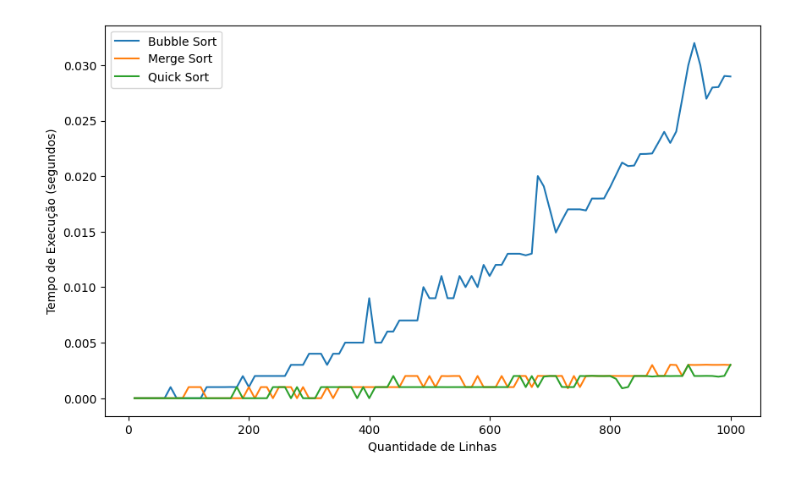
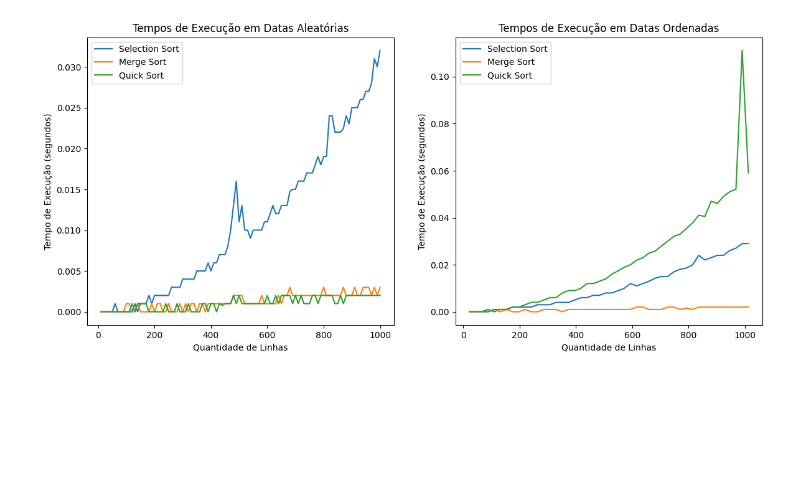
Before and after one commit to cauematheus23/aps_python, a Jupyter notebook: aps.ipynb, the cells around one changed output. Cells and saved outputs as stored; diff of their text form; code cells hidden in the pictures; blank space fills up the shorter version.

Commit message:
ordenadas commit
commit com as alterações para o grafico com as datas ordenadas

```diff
--- a/aps.ipynb
+++ b/aps.ipynb
@@ -67,52 +67,101 @@ def medir_tempo_ordenacao(algoritmo, dados):
     inicio = time.time()
     algoritmo(dados)
     fim = time.time()
     return fim - inicio
 
 #Criar um loop para rodar todos os arquivos das datas
 nomes_arquivos = []
 for i in range (10,1001,10):
     nomes_arquivos.append(f"datas_aleatorias/Arquivo_Aleatorio_{i}.txt")
 
+
+nomes_arquivos_ordenados = []
+for i in range (22,1024,22):
+    nomes_arquivos_ordenados.append(f"datas_ordenadas/Arquivo_Ordenado_{i}.txt")
+
+
+
+
 # Dicionários para armazenar os tempos de execução
 tempos_merge = {}
 tempos_selection = {}
 tempos_quick = {}
 
-# Loop para testar cada arquivo
-for arquivo_nome in nomes_arquivos:
-    datas_aleatorias = ler_datas_de_arquivo(arquivo_nome)
+def testar_tempo_aleatorios():
+    # Loop para testar cada arquivo
+    for arquivo_nome in nomes_arquivos:
+        datas_aleatorias = ler_datas_de_arquivo(arquivo_nome)
 
-    # Copiar as datas para ordenação
-    datas_merge = datas_aleatorias.copy()
-    datas_selection = datas_aleatorias.copy()
-    datas_quick = datas_aleatorias.copy()
+        # Copiar as datas para ordenação
+        datas_merge = datas_aleatorias.copy()
+        datas_selection = datas_aleatorias.copy()
+        datas_quick = datas_aleatorias.copy()
 
-    # Medir o tempo de ordenação com Bubble Sort
-    tempo_merge = medir_tempo_ordenacao(mergesort, datas_merge)
+        # Medir o tempo de ordenação com Bubble Sort
+        tempo_merge = medir_tempo_ordenacao(mergesort, datas_merge)
 
-    # Medir o tempo de ordenação com Merge Sort
-    tempo_selection = medir_tempo_ordenacao(selectionsort, datas_selection)
+        # Medir o tempo de ordenação com Merge Sort
+        tempo_selection = medir_tempo_ordenacao(selectionsort, datas_selection)
 
-    # Medir o tempo de ordenação com Quick Sort
-    tempo_quick = medir_tempo_ordenacao(quicksort, datas_quick)
+        # Medir o tempo de ordenação com Quick Sort
+        tempo_quick = medir_tempo_ordenacao(quicksort, datas_quick)
 
-    # Armazenar os tempos de execução em dicionários
-    qtd_linhas = len(datas_aleatorias)
-    tempos_merge[qtd_linhas] = tempo_merge
-    tempos_selection[qtd_linhas] = tempo_selection
-    tempos_quick[qtd_linhas] = tempo_quick
-# Plotar os gráficos
-plt.figure(figsize=(10, 6))
+        # Armazenar os tempos de execução em dicionários
+        qtd_linhas = len(datas_aleatorias)
+        tempos_merge[qtd_linhas] = tempo_merge
+        tempos_selection[qtd_linhas] = tempo_selection
+        tempos_quick[qtd_linhas] = tempo_quick
+testar_tempo_aleatorios()
+tempos_merge_ordenados = {}
+tempos_selection_ordenados = {}
+tempos_quick_ordenados = {}
+def testar_tempo_ordenado():
+     # Loop para testar cada arquivo
+    for arquivo_nome in nomes_arquivos_ordenados:
+        datas_aleatorias = ler_datas_de_arquivo(arquivo_nome)
 
+        # Copiar as datas para ordenação
+        datas_merge = datas_aleatorias.copy()
+        datas_selection = datas_aleatorias.copy()
+        datas_quick = datas_aleatorias.copy()
+
+        # Medir o tempo de ordenação com Bubble Sort
+        tempo_merge_ordenado = medir_tempo_ordenacao(mergesort, datas_merge)
+
+        # Medir o tempo de ordenação com Merge Sort
+        tempo_selection_ordenado = medir_tempo_ordenacao(selectionsort, datas_selection)
+
+        # Medir o tempo de ordenação com Quick Sort
+        tempo_quick_ordenado = medir_tempo_ordenacao(quicksort, datas_quick)
+
+        # Armazenar os tempos de execução em dicionários
+        qtd_linhas = len(datas_aleatorias)
+        tempos_merge_ordenados[qtd_linhas] = tempo_merge_ordenado
+        tempos_selection_ordenados[qtd_linhas] = tempo_selection_ordenado
+        tempos_quick_ordenados[qtd_linhas] = tempo_quick_ordenado
+testar_tempo_ordenado()
+plt.figure(figsize=(14, 6))
+
+# Gráfico 1 - Tempos de execução em datas aleatórias
+plt.subplot(1, 2, 1)
 plt.plot(list(tempos_selection.keys()), list(tempos_selection.values()), label="Selection Sort")
 plt.plot(list(tempos_merge.keys()), list(tempos_merge.values()), label="Merge Sort")
 plt.plot(list(tempos_quick.keys()), list(tempos_quick.values()), label="Quick Sort")
-
 plt.xlabel("Quantidade de Linhas")
 plt.ylabel("Tempo de Execução (segundos)")
 plt.legend()
+plt.title("Tempos de Execução em Datas Aleatórias")
+
+# Gráfico 2 - Tempos de execução em datas ordenadas
+plt.subplot(1, 2, 2)
+plt.plot(list(tempos_selection_ordenados.keys()), list(tempos_selection_ordenados.values()), label="Selection Sort")
+plt.plot(list(tempos_merge_ordenados.keys()), list(tempos_merge_ordenados.values()), label="Merge Sort")
+plt.plot(list(tempos_quick_ordenados.keys()), list(tempos_quick_ordenados.values()), label="Quick Sort")
+plt.xlabel("Quantidade de Linhas")
+plt.ylabel("Tempo de Execução (segundos)")
+plt.legend()
+plt.title("Tempos de Execução em Datas Ordenadas")
 
 plt.show()
 # %% [output]
-[figure, old version]
+[figure, new version]
```
